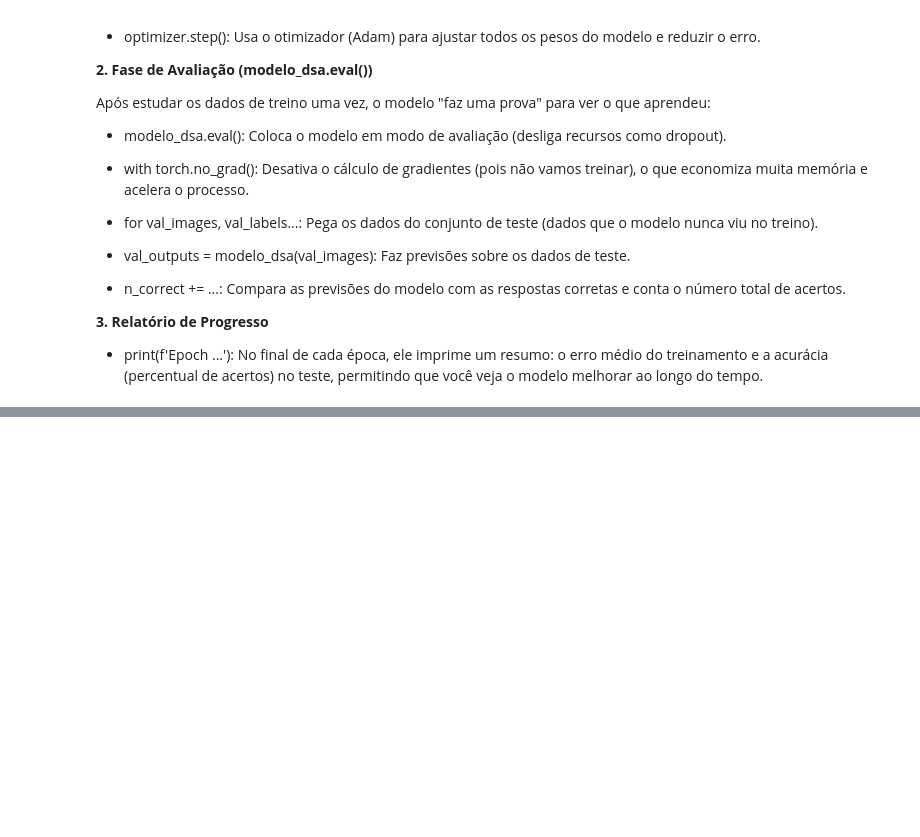
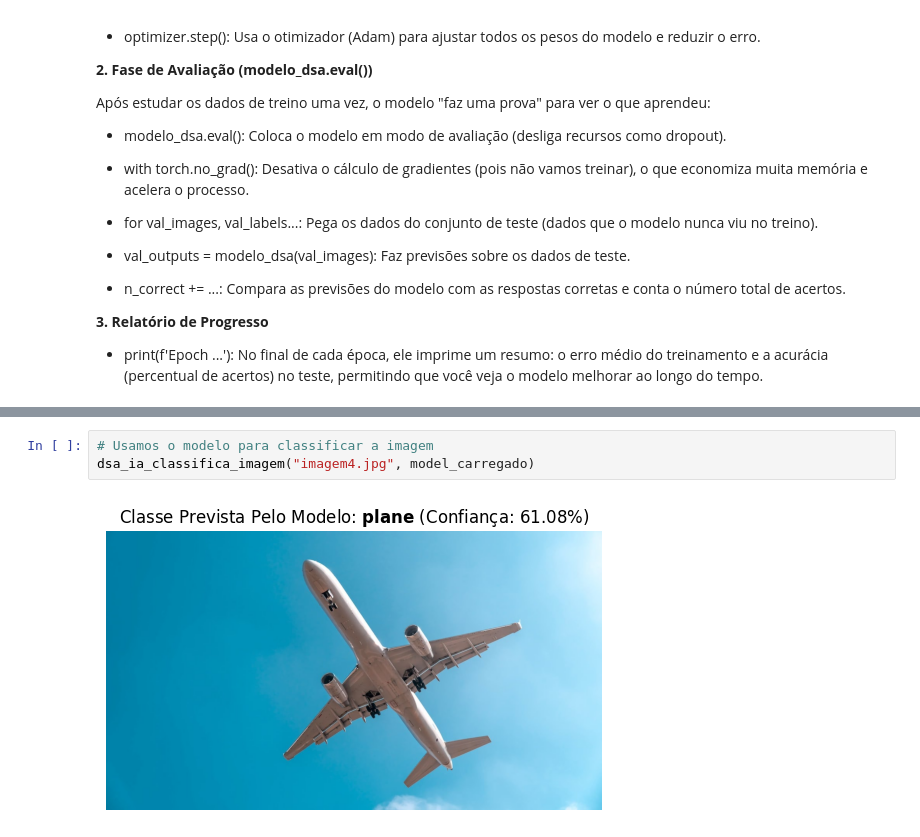
Before and after one commit to hugogsmendes/Mini-Projetos-DSA, a Jupyter notebook: Mini_Projeto1.ipynb, the cells around one changed output, grey strips where cells are left out. Drawn from its saved outputs; the diff is of its cells as text; blank space fills up the shorter version.

```diff
--- a/Mini_Projeto1.ipynb
+++ b/Mini_Projeto1.ipynb
@@ -437,0 +637,5 @@ Wall time: 2min 41s
+# %%
+# Usamos o modelo para classificar a imagem
+dsa_ia_classifica_imagem("imagem4.jpg", model_carregado)
+# %% [output]
+[figure, added]
```
Also changed, not shown: parts of 17 cells of this notebook.
